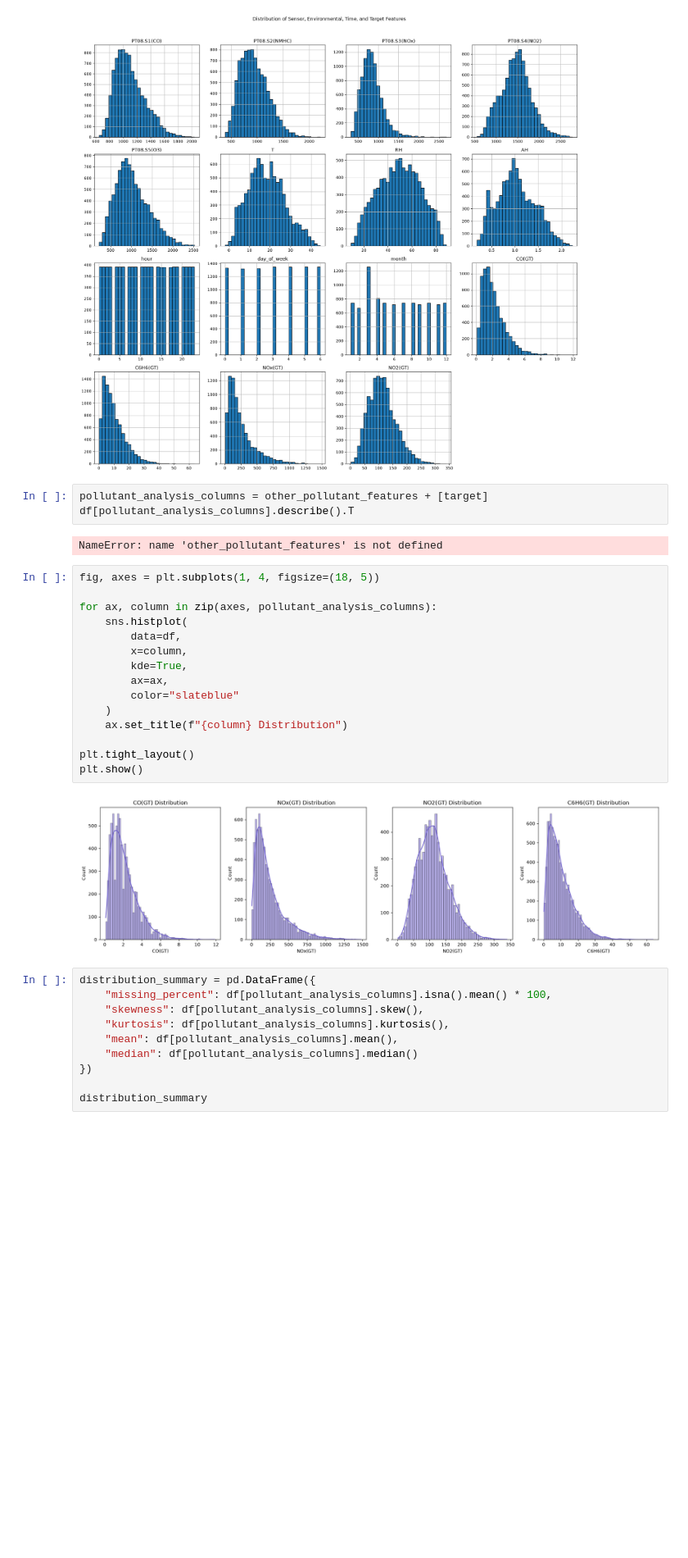
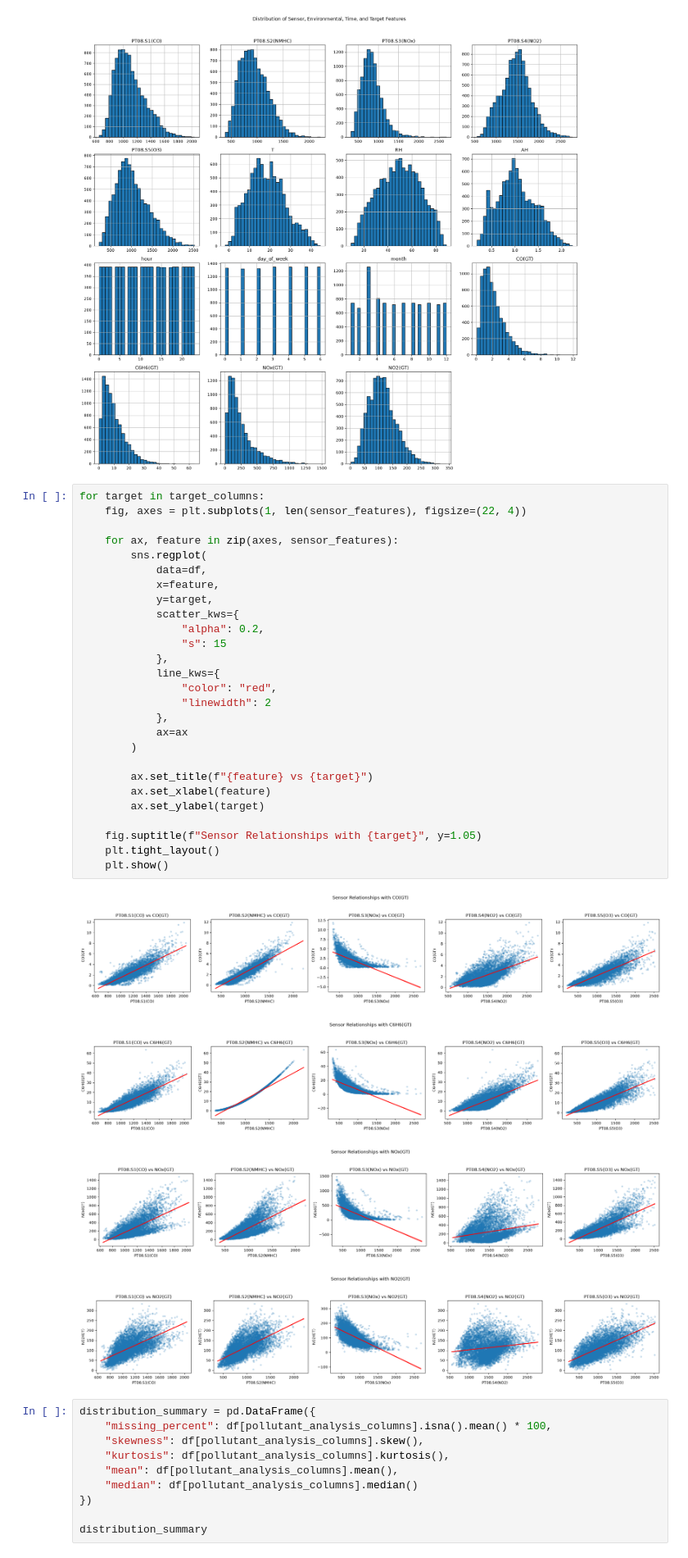
Before and after one commit to AkmalFazli27/air-quality-estimation, a Jupyter notebook: notebooks/eda.ipynb, the cells around one changed output. Shown at 82% size. Drawn from its saved outputs; the diff is of its cells as text; blank space fills up the shorter version.

Commit message:
feat: visualize sensor relationships with each target

```diff
--- a/notebooks/eda.ipynb
+++ b/notebooks/eda.ipynb
@@ -572,28 +572,38 @@ plt.tight_layout()
 plt.show()
 # %% [output]
 [figure]
-# %%
-pollutant_analysis_columns = other_pollutant_features + [target]
-df[pollutant_analysis_columns].describe().T
-# %% [output]
-NameError: name 'other_pollutant_features' is not defined
 # %%
-fig, axes = plt.subplots(1, 4, figsize=(18, 5))
+for target in target_columns:
+    fig, axes = plt.subplots(1, len(sensor_features), figsize=(22, 4))
 
-for ax, column in zip(axes, pollutant_analysis_columns):
-    sns.histplot(
-        data=df,
-        x=column,
-        kde=True,
-        ax=ax,
-        color="slateblue"
-    )
-    ax.set_title(f"{column} Distribution")
+    for ax, feature in zip(axes, sensor_features):
+        sns.regplot(
+            data=df,
+            x=feature,
+            y=target,
+            scatter_kws={
+                "alpha": 0.2,
+                "s": 15
+            },
+            line_kws={
+                "color": "red",
+                "linewidth": 2
+            },
+            ax=ax
+        )
 
-plt.tight_layout()
-plt.show()
+        ax.set_title(f"{feature} vs {target}")
+        ax.set_xlabel(feature)
+        ax.set_ylabel(target)
+
+    fig.suptitle(f"Sensor Relationships with {target}", y=1.05)
+    plt.tight_layout()
+    plt.show()
 # %% [output]
-[figure, old version]
+[figure, new version]
+[figure, added]
+[figure, added]
+[figure, added]
 # %%
 distribution_summary = pd.DataFrame({
     "missing_percent": df[pollutant_analysis_columns].isna().mean() * 100,
```
